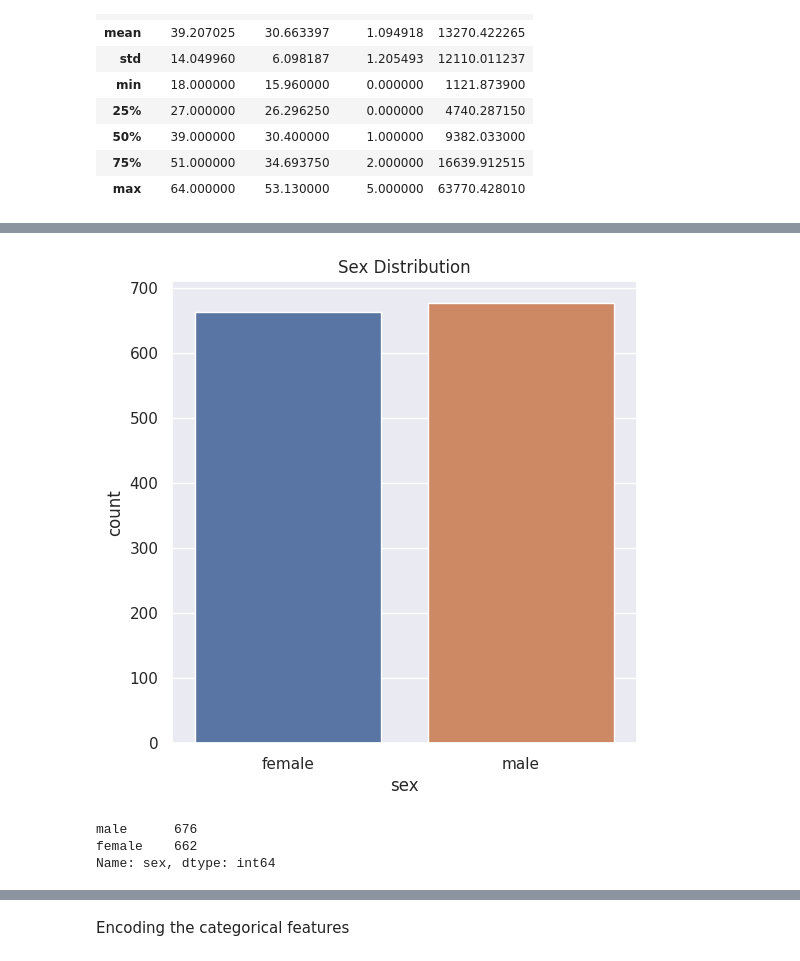
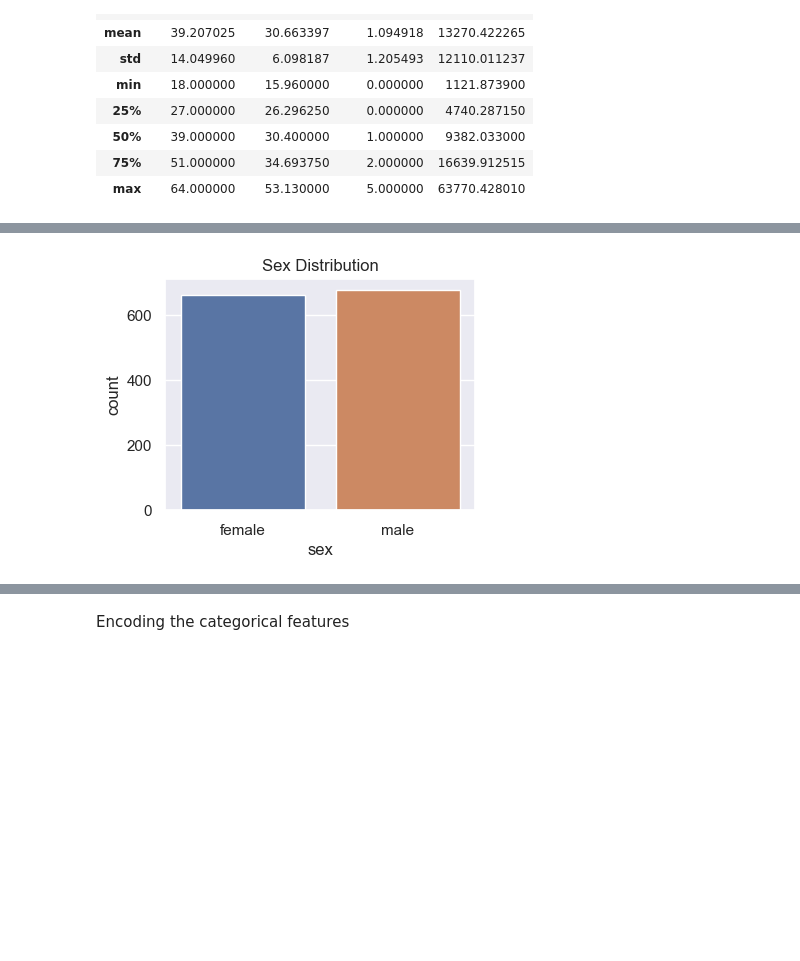
Before and after one commit to theExplorerLad/Health_Insurance_Cost_Prediction_System, a Jupyter notebook: Project_II.ipynb, the cells around one changed output, grey strips where cells are left out. Cells and saved outputs as stored; diff of their text form; code cells hidden in the pictures; blank space fills up the shorter version.

```diff
--- a/Project_II.ipynb
+++ b/Project_II.ipynb
@@ -9,7 +9,7 @@ from sklearn import metrics
 # %% [markdown]
 ###**Data Collection**
 # %%
-insurance_dset = pd.read_csv('/content/insurance.csv')
+insurance_dset = pd.read_csv('insurance.csv')
 insurance_dset.head(4)
 # %% [output]
 |  | age | sex | bmi | children | smoker | region | charges |
@@ -84,14 +78,8 @@ https://gist.github.com/mwaskom/de44147ed2974457ad6372750bbe5751
 # %%
-plt.figure(figsize = (6,6))
+plt.figure(figsize = (4,3))
 sns.countplot(x = 'sex', data = insurance_dset)
-plt.title('Sex Distribution');
+plt.title('Sex Distribution')
+plt.show()
 # %% [output]
-[figure, old version]
+[figure, new version]
-# %%
-#or
-insurance_dset['sex'].value_counts()
-# %% [output]
-male      676
-female    662
-Name: sex, dtype: int64
 # %%
```
Also changed, not shown: parts of 27 cells of this notebook, 4 other files.
